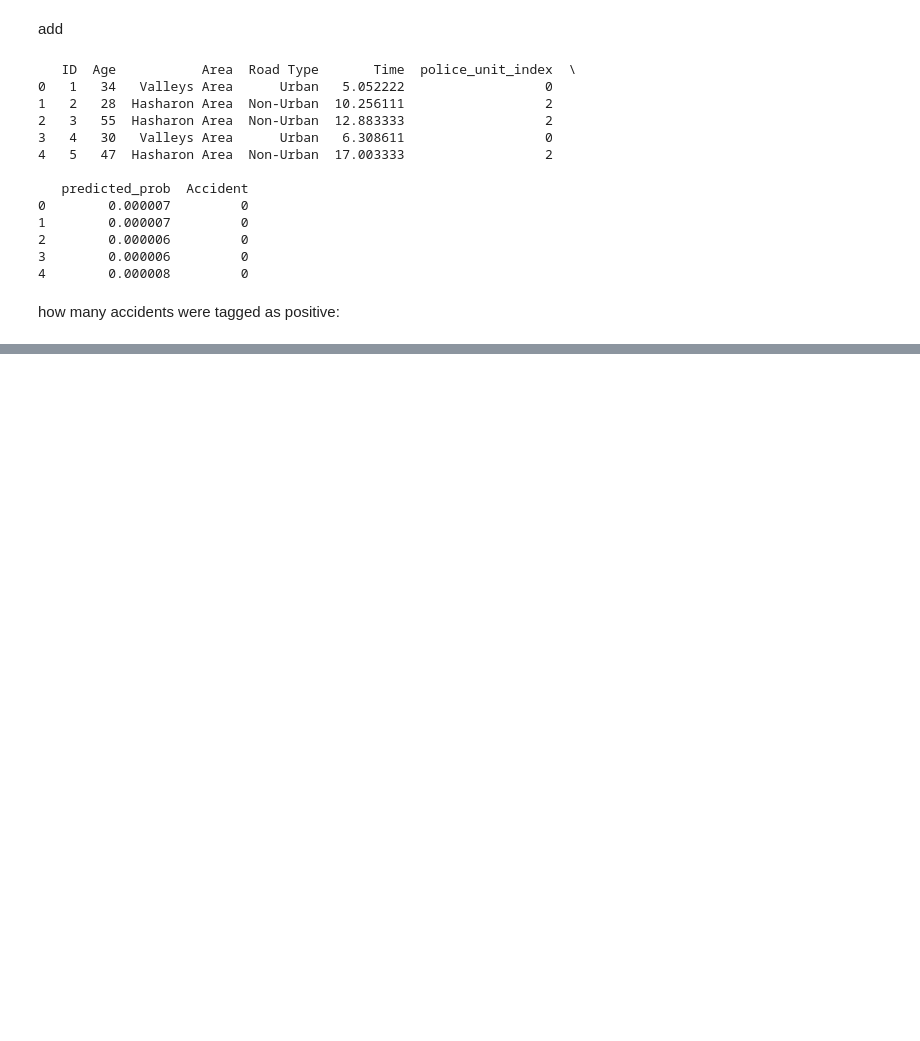
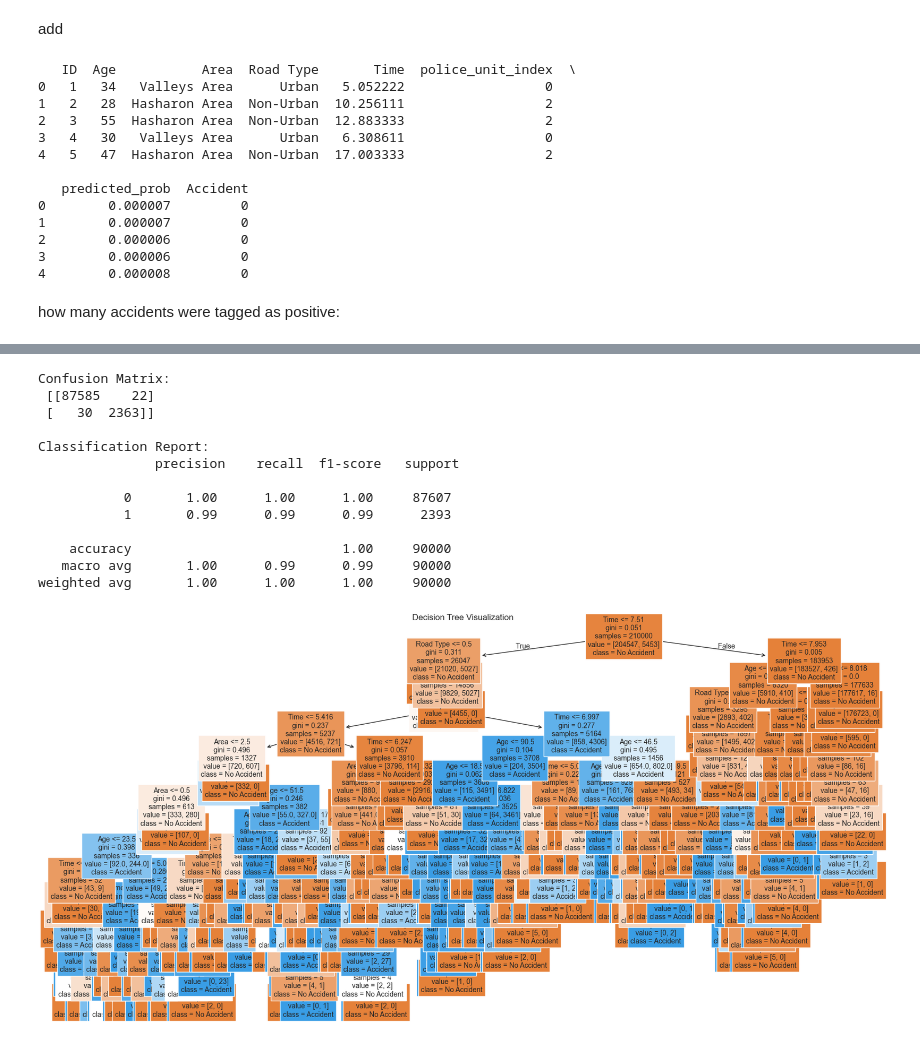
Before and after one commit to zaurusman/Project-RideShare, a Jupyter notebook: Generating_Data.ipynb, the cells around one changed output, grey strips where cells are left out. Cells and saved outputs as stored; diff of their text form; code cells hidden in the pictures; blank space fills up the shorter version.

```diff
--- a/Generating_Data.ipynb
+++ b/Generating_Data.ipynb
@@ -1318,0 +1448,48 @@ Number of accidents tagged as positive: 537
+# %%
+# Hyperparameter Tuning using GridSearchCV
+param_grid = {
+    'criterion': ['gini', 'entropy'],
+    'max_depth': [15],
+    'min_samples_split': [2, 5, 10],
+    'min_samples_leaf': [1, 3, 5]
+}
+
+grid_search = GridSearchCV(DecisionTreeClassifier(random_state=42),
+                           param_grid,
+                           cv=5,
+                           scoring='accuracy')  # Using accuracy as the scoring metric
+
+grid_search.fit(X_train, y_train)
+
+# Get the best estimator
+best_tree = grid_search.best_estimator_
+
+# Evaluate the model
+y_pred = best_tree.predict(X_test)
+print("Confusion Matrix:\n", confusion_matrix(y_test, y_pred))
+print("\nClassification Report:\n", classification_report(y_test, y_pred))
+
+# Visualize the Decision Tree
+plt.figure(figsize=(20, 10))
+plot_tree(best_tree,
+          feature_names=X.columns,
+          class_names=['No Accident', 'Accident'],
+          filled=True,
+          fontsize=10)
+plt.title("Decision Tree Visualization")
+plt.show()
+# %% [output]
+Confusion Matrix:
+ [[87585    22]
+ [   30  2363]]
+
+Classification Report:
+               precision    recall  f1-score   support
+
+           0       1.00      1.00      1.00     87607
+           1       0.99      0.99      0.99      2393
+
+    accuracy                           1.00     90000
+   macro avg       1.00      0.99      0.99     90000
+weighted avg       1.00      1.00      1.00     90000
+[figure, added]
```
Also changed, not shown: parts of 11 cells of this notebook.
